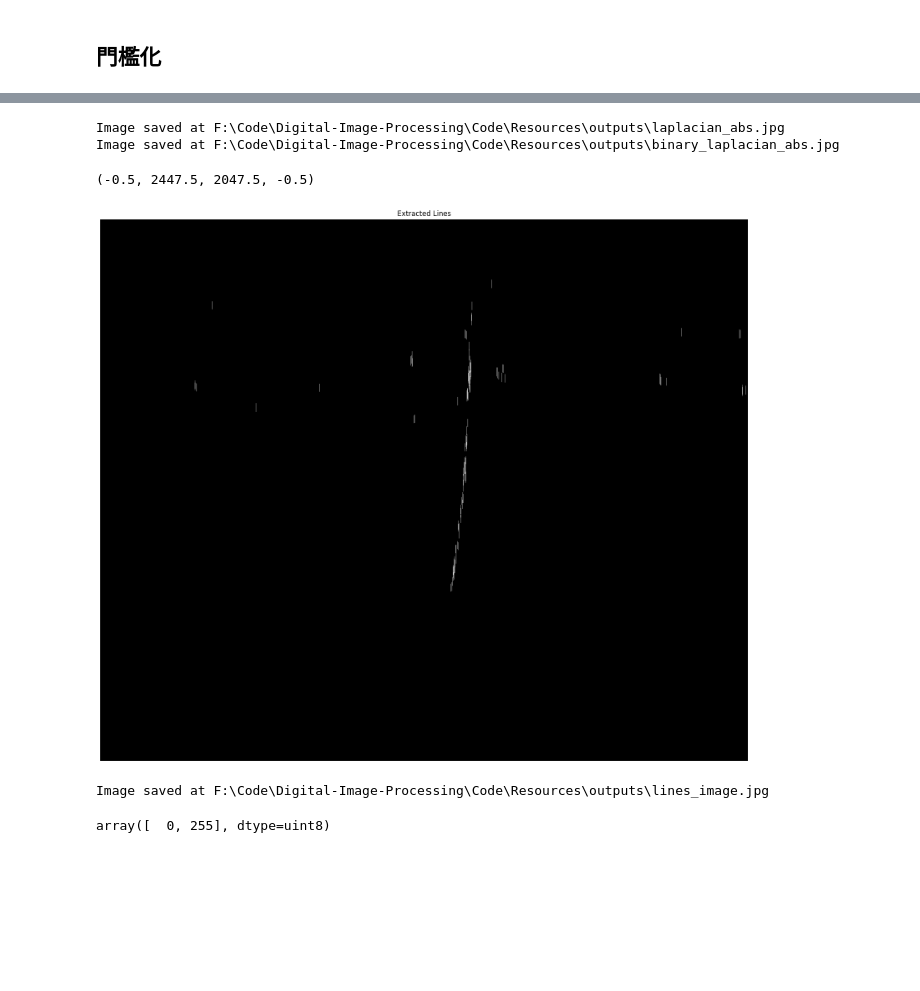
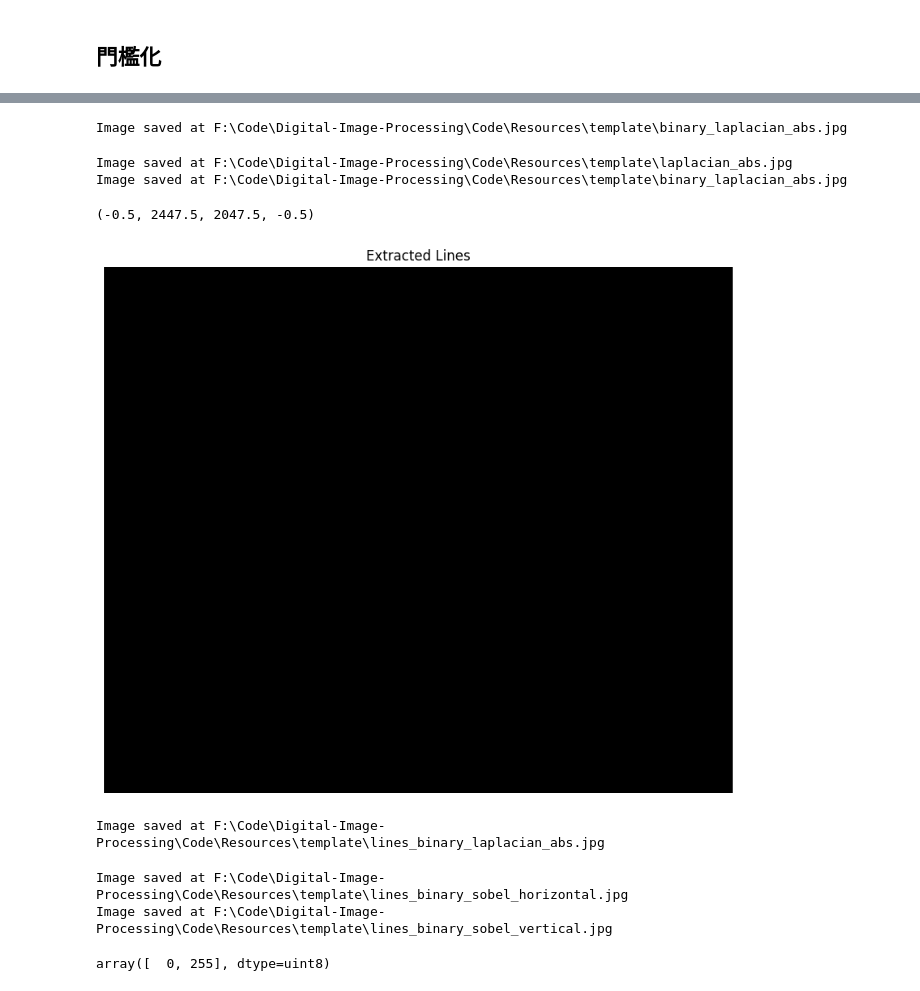
Before and after one commit to Echoslayer/Digtal-Image-Processing, a Jupyter notebook: Code/Notebooks/aoi.ipynb, the cells around one changed output, grey strips where cells are left out. Saved outputs shown, nothing was run; the diff lists cells and outputs as text; code cells hidden in the pictures; blank space fills up the shorter version.

```diff
--- a/Code/Notebooks/aoi.ipynb
+++ b/Code/Notebooks/aoi.ipynb
@@ -74,0 +89,4 @@ folder_path.as_posix()
+# %%
+origin_image_path = pathlib.Path(r'F:\Code\Digital-Image-Processing\Code\Resources\Private_Data\twice_p_darkest_shodow.tif')
+origin_name = origin_image_path.stem
+origin_name
@@ -75,6 +95,6 @@ folder_path.as_posix()
 # %%
 # 讀取圖片，使用灰階模式
-origin = cv2.imread(r'F:\Code\Digital-Image-Processing\Code\Resources\Private_Data\line_light_ok_6cm.tif', cv2.IMREAD_GRAYSCALE)
+origin = cv2.imread(origin_image_path.as_posix(), cv2.IMREAD_GRAYSCALE)
 
 save_params = {
             'folder_path': folder_path,
@@ -434,3 +454,13 @@ mean+std_dev*standard: 83.72792406188074, final thershold = 83
+# %%
+save_params = {
+    'folder_path': folder_path,
+    'name': 'binary_laplacian_abs.jpg',
+    'cmap': 'gray',
+    'bbox_inches': 'tight'
+}
+save_plt_image(binary_laplacian_abs, save_params)
+# %% [output]
+Image saved at F:\Code\Digital-Image-Processing\Code\Resources\template\binary_laplacian_abs.jpg
 # %%
 save_params = {
     'folder_path': folder_path,
@@ -447,38 +477,58 @@ save_params = {
 }
 save_plt_image(binary_laplacian_abs, save_params)
 # %% [output]
-Image saved at F:\Code\Digital-Image-Processing\Code\Resources\outputs\laplacian_abs.jpg
-Image saved at F:\Code\Digital-Image-Processing\Code\Resources\outputs\binary_laplacian_abs.jpg
+Image saved at F:\Code\Digital-Image-Processing\Code\Resources\template\laplacian_abs.jpg
+Image saved at F:\Code\Digital-Image-Processing\Code\Resources\template\binary_laplacian_abs.jpg
 # %%
 def get_lines(image, kernel_length=30):
     # 定義形態學操作的結構元素，這裡使用線形結構元素
     kernel = cv2.getStructuringElement(cv2.MORPH_RECT, (1, kernel_length))
 
     # 進行形態學操作以提取直線
     lines_image = cv2.morphologyEx(image, cv2.MORPH_OPEN, kernel)
 
     return lines_image
 
 # 使用範例
 lines_image = get_lines(binary_laplacian_abs)
 
-plt.figure(figsize=(20, 20))
+plt.figure(figsize=(10, 10))
 plt.imshow(lines_image, cmap='gray')
 plt.title('Extracted Lines')
 plt.axis('off')
 # %% [output]
 (-0.5, 2447.5, 2047.5, -0.5)
-[figure, old version]
+[figure, new version]
 # %%
 save_params = {
     'folder_path': folder_path,
-    'name': 'lines_image.jpg',
+    'name': 'lines_binary_laplacian_abs.jpg',
     'cmap': 'gray',
     'bbox_inches': 'tight'
 }
 save_plt_image(lines_image, save_params)
 # %% [output]
-Image saved at F:\Code\Digital-Image-Processing\Code\Resources\outputs\lines_image.jpg
+Image saved at F:\Code\Digital-Image-Processing\Code\Resources\template\lines_binary_laplacian_abs.jpg
+# %%
+lines_image = get_lines(binary_sobel_horizontal)
+save_params = {
+    'folder_path': folder_path,
+    'name': 'lines_binary_sobel_horizontal.jpg',
+    'cmap': 'gray',
+    'bbox_inches': 'tight'
+}
+save_plt_image(lines_image, save_params)
+lines_image = get_lines(binary_sobel_vertical)
+save_params = {
+    'folder_path': folder_path,
+    'name': 'lines_binary_sobel_vertical.jpg',
+    'cmap': 'gray',
+    'bbox_inches': 'tight'
+}
+save_plt_image(lines_image, save_params)
+# %% [output]
+Image saved at F:\Code\Digital-Image-Processing\Code\Resources\template\lines_binary_sobel_horizontal.jpg
+Image saved at F:\Code\Digital-Image-Processing\Code\Resources\template\lines_binary_sobel_vertical.jpg
 # %%
 np.unique(lines_image)
 # %% [output]
```
Also changed, not shown: parts of 22 cells of this notebook, 1 other file.
